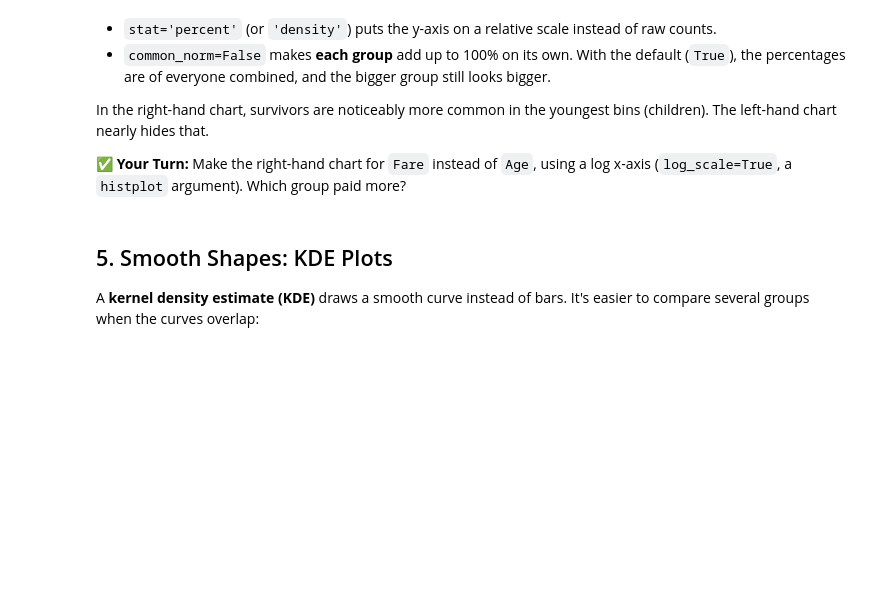
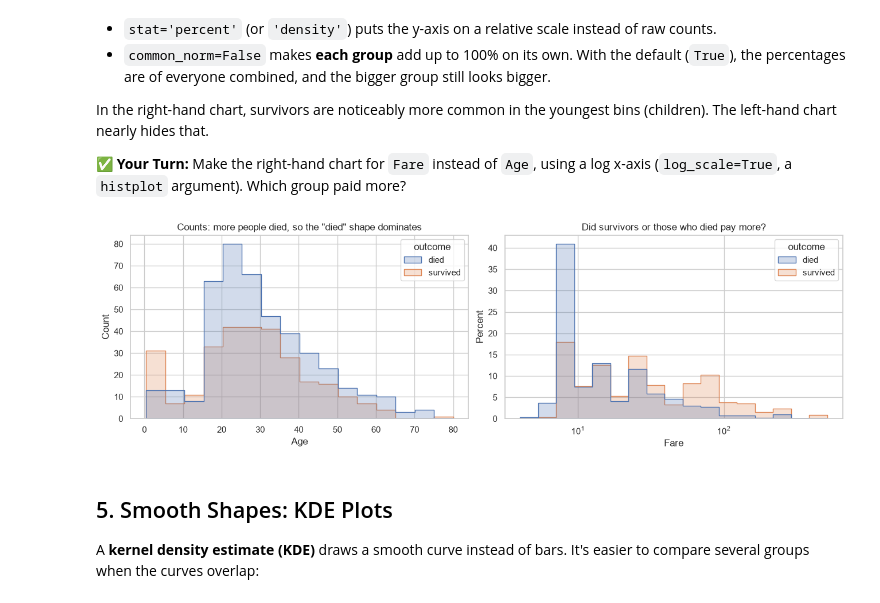
Before and after one commit to ECOKER1226/3603-data-science-coker, a Jupyter notebook: Work/08-Visualizing_Data/03-Seaborn_Distributions.ipynb, the cells around one changed output. Saved outputs shown, nothing was run; the diff lists cells and outputs as text; code cells hidden in the pictures; blank space fills up the shorter version.

```diff
--- a/Work/08-Visualizing_Data/03-Seaborn_Distributions.ipynb
+++ b/Work/08-Visualizing_Data/03-Seaborn_Distributions.ipynb
@@ -112,6 +120,20 @@ In the right-hand chart, survivors are noticeably more common in the youngest bi
 ✅ **Your Turn:** Make the right-hand chart for `Fare` instead of `Age`, using a log x-axis (`log_scale=True`, a `histplot` argument). Which group paid more?
 # %%
 # Your turn here
+fig, axes = plt.subplots(1, 2, figsize=(13, 4), layout='constrained')
+
+sns.histplot(data=titanic, x='Age', hue='outcome', binwidth=5, element='step', ax=axes[0])
+axes[0].set(title='Counts: more people died, so the "died" shape dominates')
+
+sns.histplot(data=titanic, x='Fare', hue='outcome', element='step',
+             stat='percent', common_norm=False, ax=axes[1], log_scale=True)
+axes[1].set(title='Did survivors or those who died pay more?')
+
+# Those who died paid more
+
+plt.show()
+# %% [output]
+[figure, added]
 # %% [markdown]
 ## 5. Smooth Shapes: KDE Plots
 A **kernel density estimate (KDE)** draws a smooth curve instead of bars. It's easier to compare several groups when the curves overlap:
```
Also changed, not shown: parts of 18 cells of this notebook, 3 other files.
